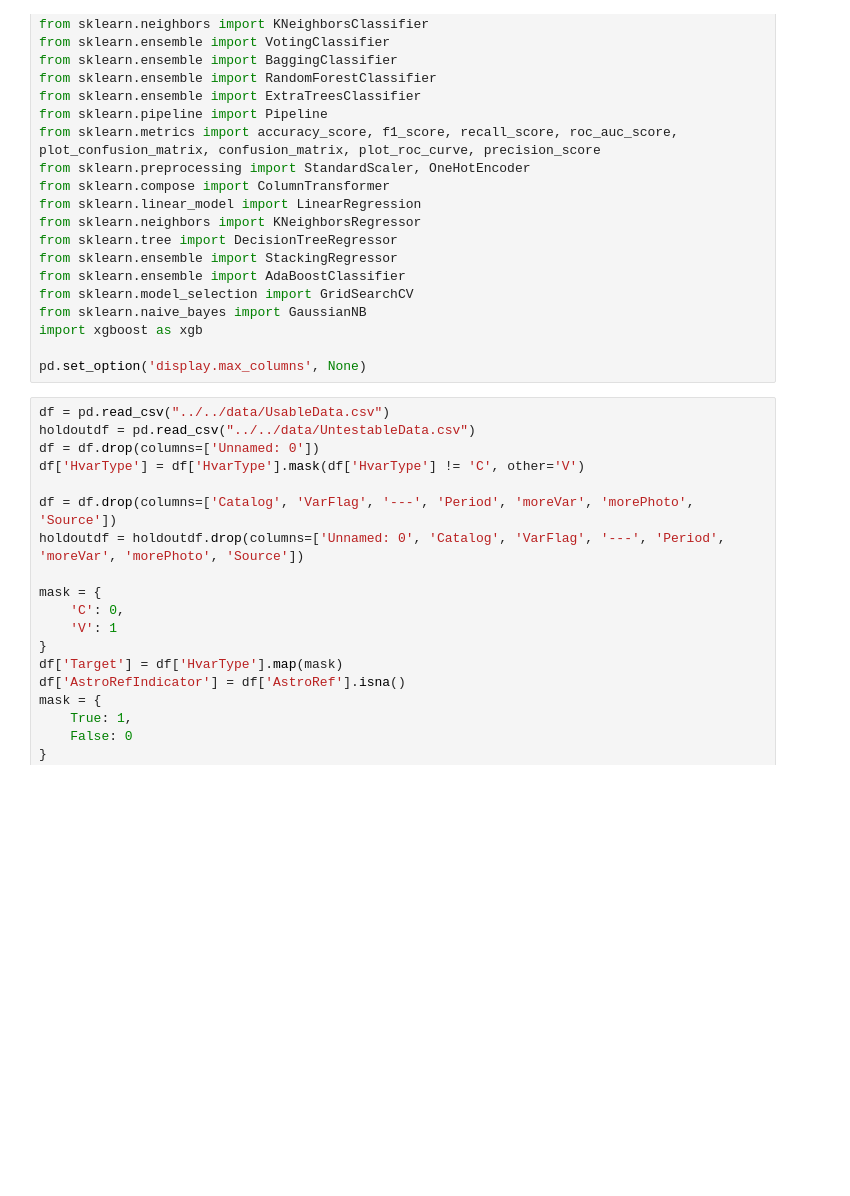
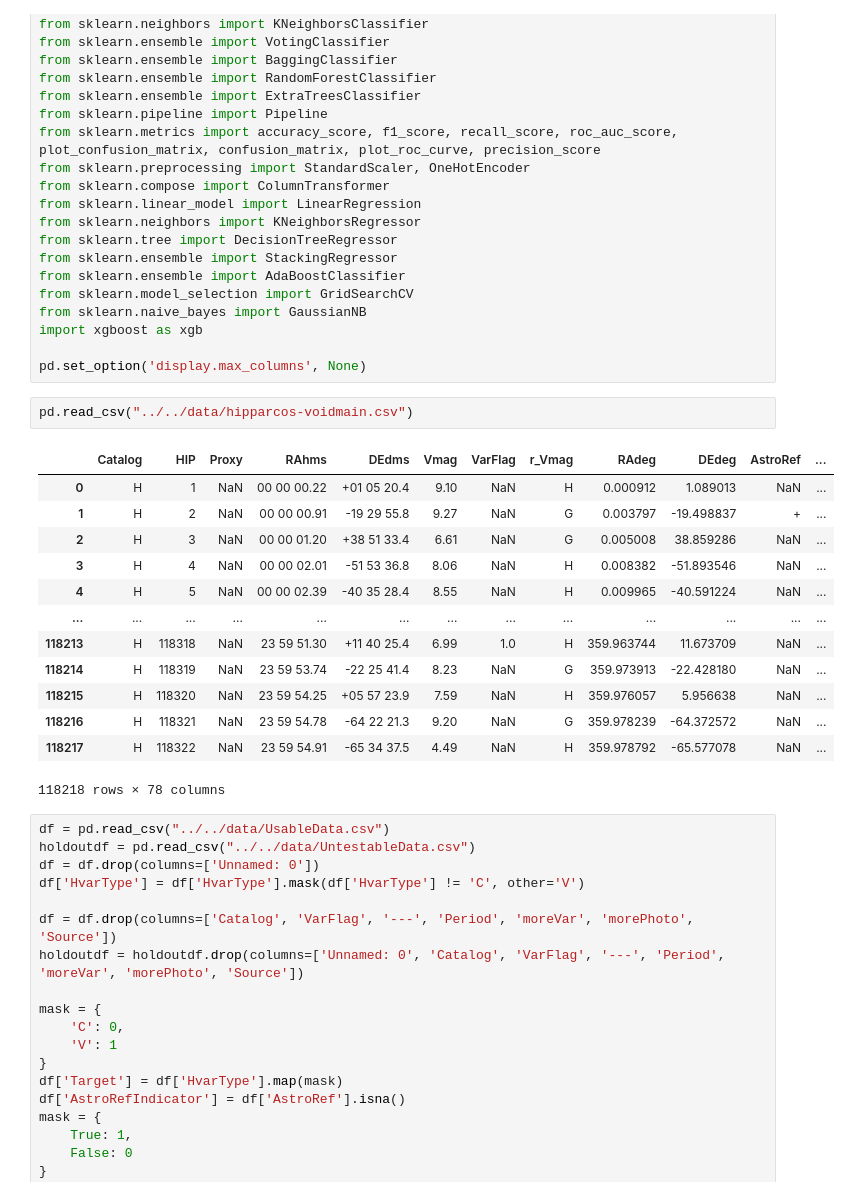
Before and after one commit to pjlannoo/StarVariabilityML, a Jupyter notebook: Notebooks/PhilWorkspace/WorkNotebook.ipynb, the cells around one changed output. Drawn from its saved outputs; the diff is of its cells as text; blank space fills up the shorter version.

```diff
--- a/Notebooks/PhilWorkspace/WorkNotebook.ipynb
+++ b/Notebooks/PhilWorkspace/WorkNotebook.ipynb
@@ -48,6 +48,22 @@ from sklearn.naive_bayes import GaussianNB
 import xgboost as xgb
 
 pd.set_option('display.max_columns', None)
+# %%
+pd.read_csv("../../data/hipparcos-voidmain.csv")
+# %% [output]
+|  | Catalog | HIP | Proxy | RAhms | DEdms | Vmag | VarFlag | r_Vmag | RAdeg | DEdeg | AstroRef | ... |
+| 0 | H | 1 | NaN | 00 00 00.22 | +01 05 20.4 | 9.10 | NaN | H | 0.000912 | 1.089013 | NaN | ... |
+| 1 | H | 2 | NaN | 00 00 00.91 | -19 29 55.8 | 9.27 | NaN | G | 0.003797 | -19.498837 | + | ... |
+| 2 | H | 3 | NaN | 00 00 01.20 | +38 51 33.4 | 6.61 | NaN | G | 0.005008 | 38.859286 | NaN | ... |
+| 3 | H | 4 | NaN | 00 00 02.01 | -51 53 36.8 | 8.06 | NaN | H | 0.008382 | -51.893546 | NaN | ... |
+| 4 | H | 5 | NaN | 00 00 02.39 | -40 35 28.4 | 8.55 | NaN | H | 0.009965 | -40.591224 | NaN | ... |
+| ... | ... | ... | ... | ... | ... | ... | ... | ... | ... | ... | ... | ... |
+| 118213 | H | 118318 | NaN | 23 59 51.30 | +11 40 25.4 | 6.99 | 1.0 | H | 359.963744 | 11.673709 | NaN | ... |
+| 118214 | H | 118319 | NaN | 23 59 53.74 | -22 25 41.4 | 8.23 | NaN | G | 359.973913 | -22.428180 | NaN | ... |
+| 118215 | H | 118320 | NaN | 23 59 54.25 | +05 57 23.9 | 7.59 | NaN | H | 359.976057 | 5.956638 | NaN | ... |
+| 118216 | H | 118321 | NaN | 23 59 54.78 | -64 22 21.3 | 9.20 | NaN | G | 359.978239 | -64.372572 | NaN | ... |
+| 118217 | H | 118322 | NaN | 23 59 54.91 | -65 34 37.5 | 4.49 | NaN | H | 359.978792 | -65.577078 | NaN | ... |
+118218 rows × 78 columns
 # %%
 df = pd.read_csv("../../data/UsableData.csv")
 holdoutdf = pd.read_csv("../../data/UntestableData.csv")
```
Also changed, not shown: 3 other files.
